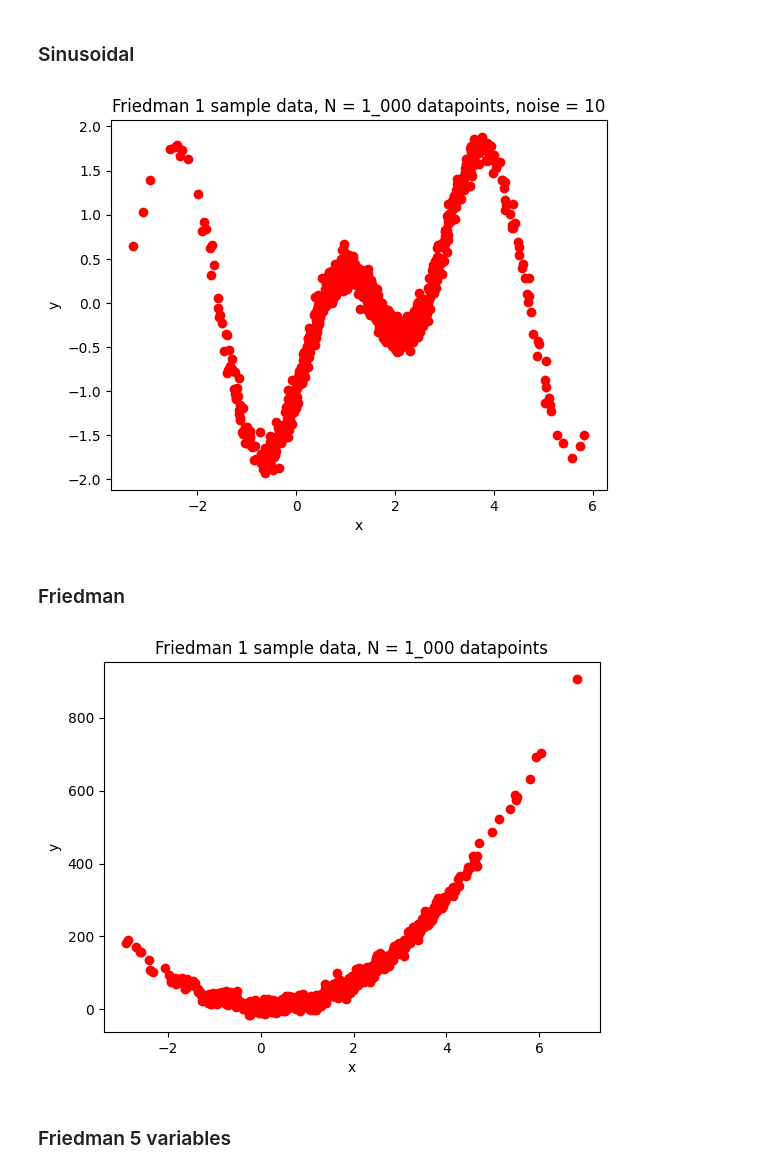
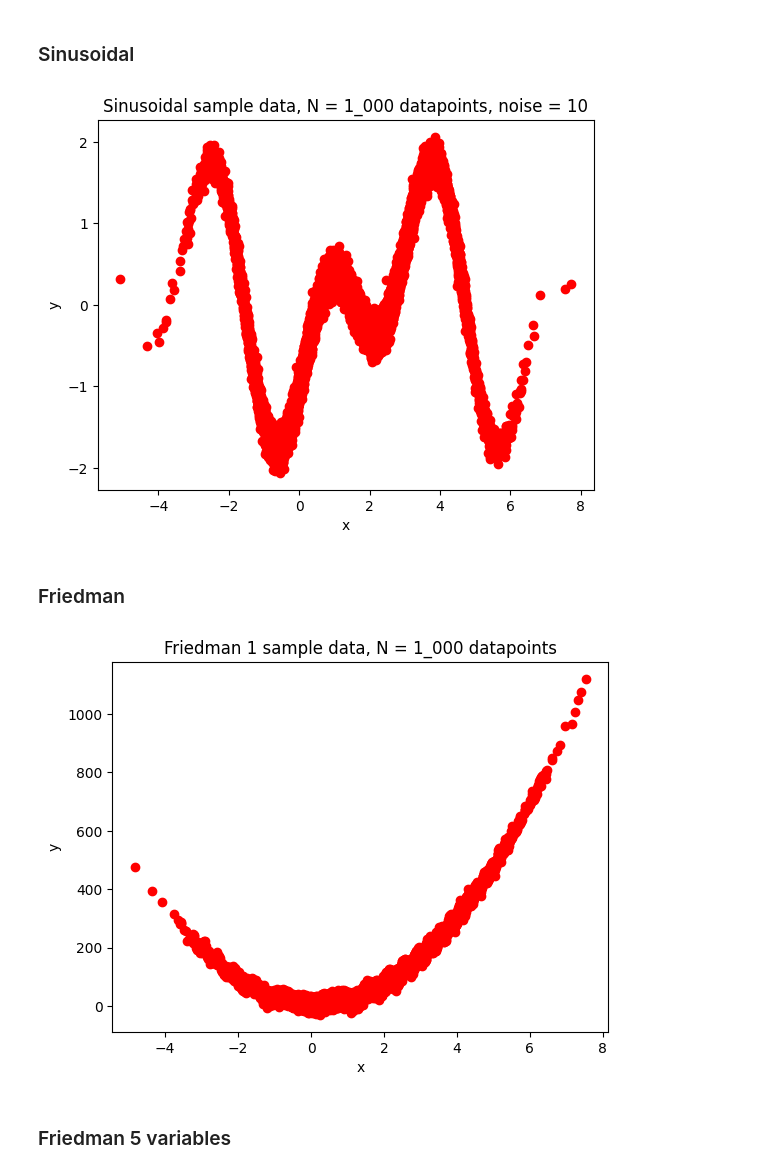
Before and after one commit to shanethomaswilliams/gp_vs_sngp, a Jupyter notebook: dataset.ipynb, the cells around one changed output. Cells and saved outputs as stored; diff of their text form; code cells hidden in the pictures.

```diff
--- a/dataset.ipynb
+++ b/dataset.ipynb
@@ -99,25 +74,26 @@ write_history_to_csv("regression_N="+str(N), X, y)
 # %% [markdown]
 ### Sinusoidal
 # %%
-N = 1000
+N = 25_000
 mean = 1.5
 stdev = 1.5
 noise = 0.1
-X = (np.random.normal(loc=mean, scale=stdev, size=N))
+rng = np.random.default_rng(seed=42)
+X = (rng.normal(loc=mean, scale=stdev, size=N))
 #print(X)
 y = np.sin(2 * X) - np.cos(X)
-y = y + (noise * np.random.normal(size = N))
+y = y + (noise * rng.normal(size = N))
 plt.plot(X, y, 'ro')
 plt.xlabel("x")
 plt.ylabel("y")
-plt.title("Friedman 1 sample data, N = 1_000 datapoints, noise = 10")
+plt.title("Sinusoidal sample data, N = 1_000 datapoints, noise = 10")
 write_history_to_csv("sinusoidal_N="+str(N), X, y)
 # %% [output]
-[figure, old version]
+[figure, new version]
 # %% [markdown]
 ### Friedman
 # %%
-N = 1000
+N = 25_000
 mean = 1.5
 stdev = 1.5
 noise = 10
@@ -131,7 +107,7 @@ plt.ylabel("y")
 plt.title("Friedman 1 sample data, N = 1_000 datapoints")
 write_history_to_csv("friedman_N="+str(N), X, y)
 # %% [output]
-[figure, old version]
+[figure, new version]
 # %% [markdown]
 ### Friedman 5 variables
 # %%
```
Also changed, not shown: parts of 7 cells of this notebook.
